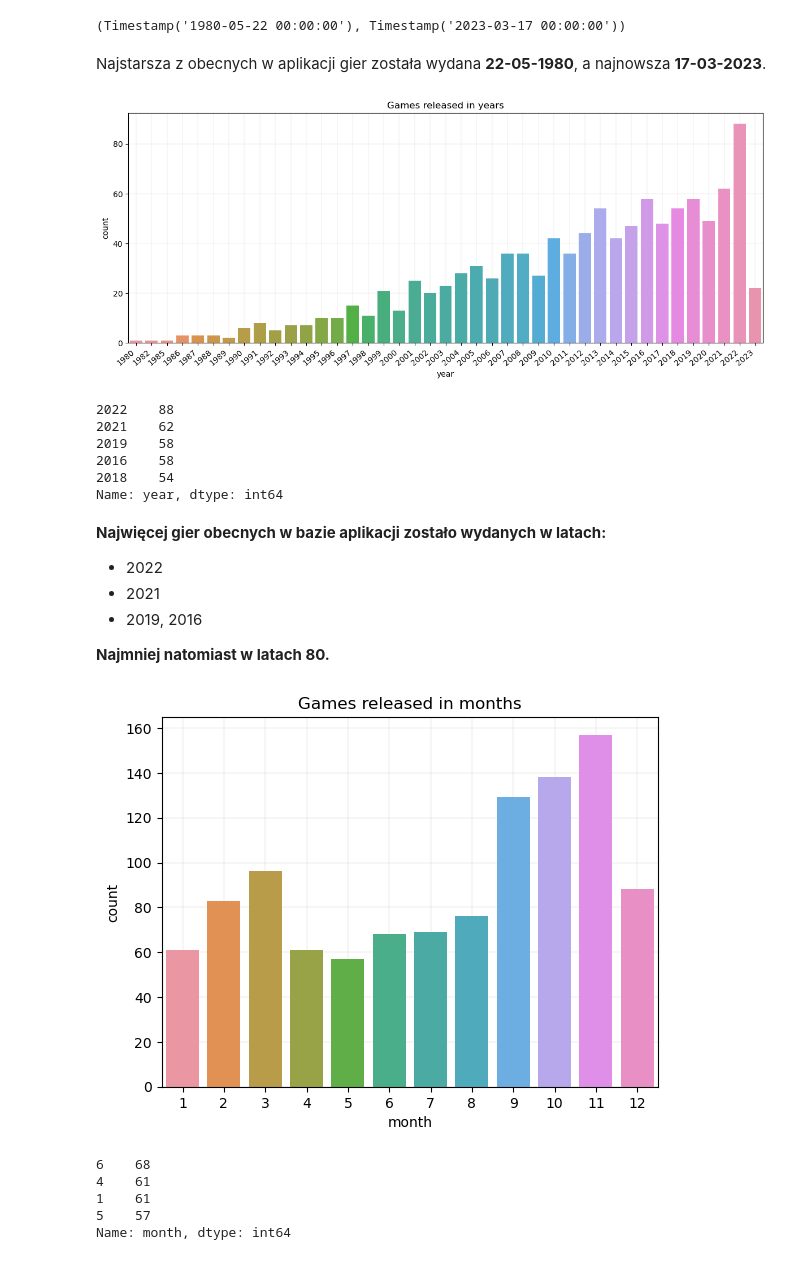
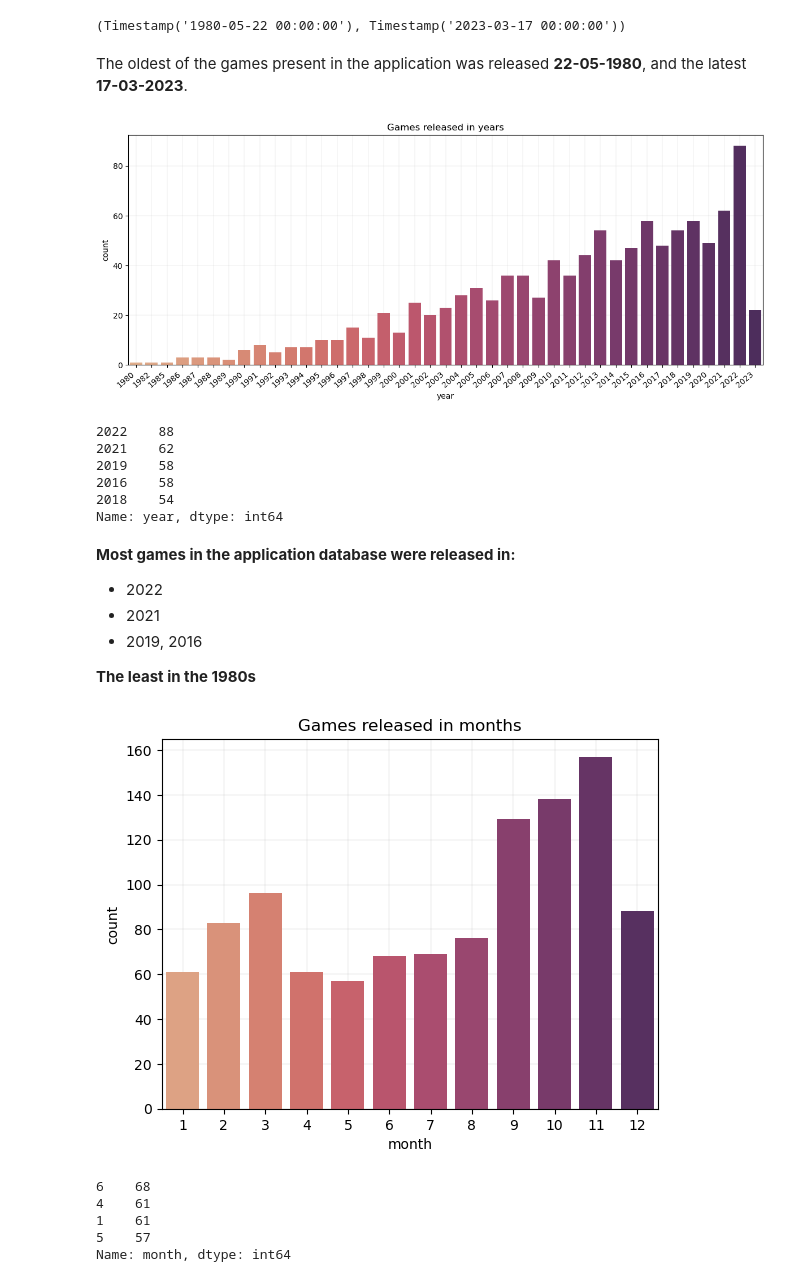
Before and after one commit to AdrianNakonieczny/games-eda, a Jupyter notebook: games.ipynb, the cells around one changed output. Cells and saved outputs as stored; diff of their text form; code cells hidden in the pictures.

```diff
--- a/games.ipynb
+++ b/games.ipynb
@@ -243,10 +250,10 @@ games["ReleaseDate"].min(), games["ReleaseDate"].max()
 # %% [output]
 (Timestamp('1980-05-22 00:00:00'), Timestamp('2023-03-17 00:00:00'))
 # %% [markdown]
-Najstarsza z obecnych w aplikacji gier została wydana **22-05-1980**, a najnowsza **17-03-2023**.
+The oldest of the games present in the application was released **22-05-1980**, and the latest **17-03-2023**.
 # %%
 plt.figure(figsize = (12, 5))
-ax = sns.countplot(x = "year", data = games)
+ax = sns.countplot(x = "year", data = games, palette = 'flare')
 ax.set_xticklabels(ax.get_xticklabels(), rotation = 40, ha = "right")
 ax.set_axisbelow(True)
 plt.tight_layout()
@@ -254,7 +261,7 @@ plt.title("Games released in years")
 plt.grid(linewidth = 0.3, alpha = 0.5)
 plt.show()
 # %% [output]
-[figure, old version]
+[figure, new version]
 # %%
 games["year"].value_counts().head(5)
 # %% [output]
@@ -265,20 +272,20 @@ games["year"].value_counts().head(5)
 2018    54
 Name: year, dtype: int64
 # %% [markdown]
-**Najwięcej gier obecnych w bazie aplikacji zostało wydanych w latach:**
+**Most games in the application database were released in:**
 - 2022
 - 2021
 - 2019, 2016
 
-**Najmniej natomiast w latach 80.**
+**The least in the 1980s**
 # %%
-ax = sns.countplot(x = "month", data = games)
+ax = sns.countplot(x = "month", data = games, palette = 'flare')
 ax.set_axisbelow(True)
 plt.grid(linewidth = 0.3, alpha = 0.5)
 plt.title("Games released in months")
 plt.show()
 # %% [output]
-[figure, old version]
+[figure, new version]
 # %%
 games["month"].value_counts().tail(4)
 # %% [output]
```
Also changed, not shown: parts of 32 cells of this notebook.
